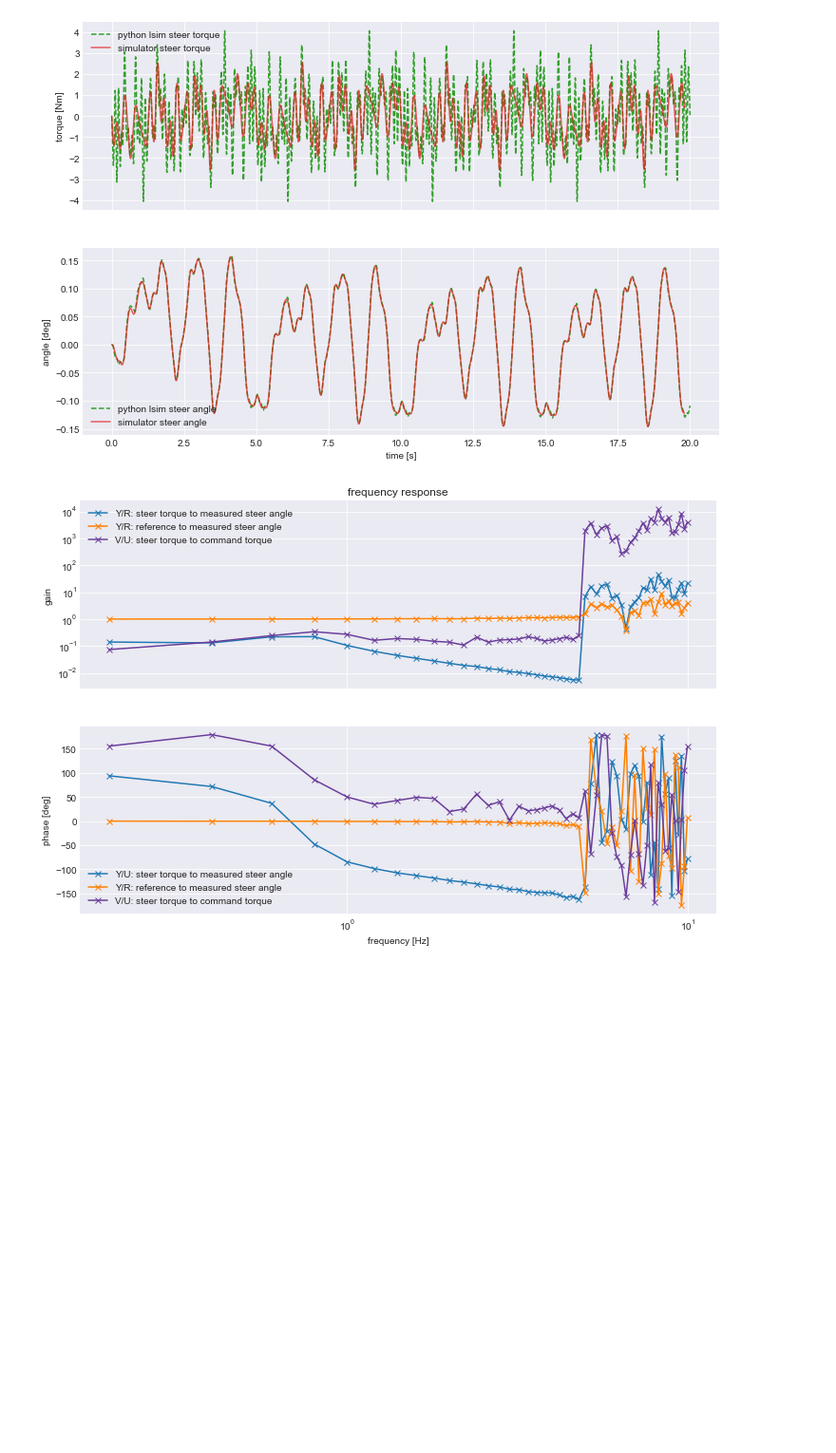
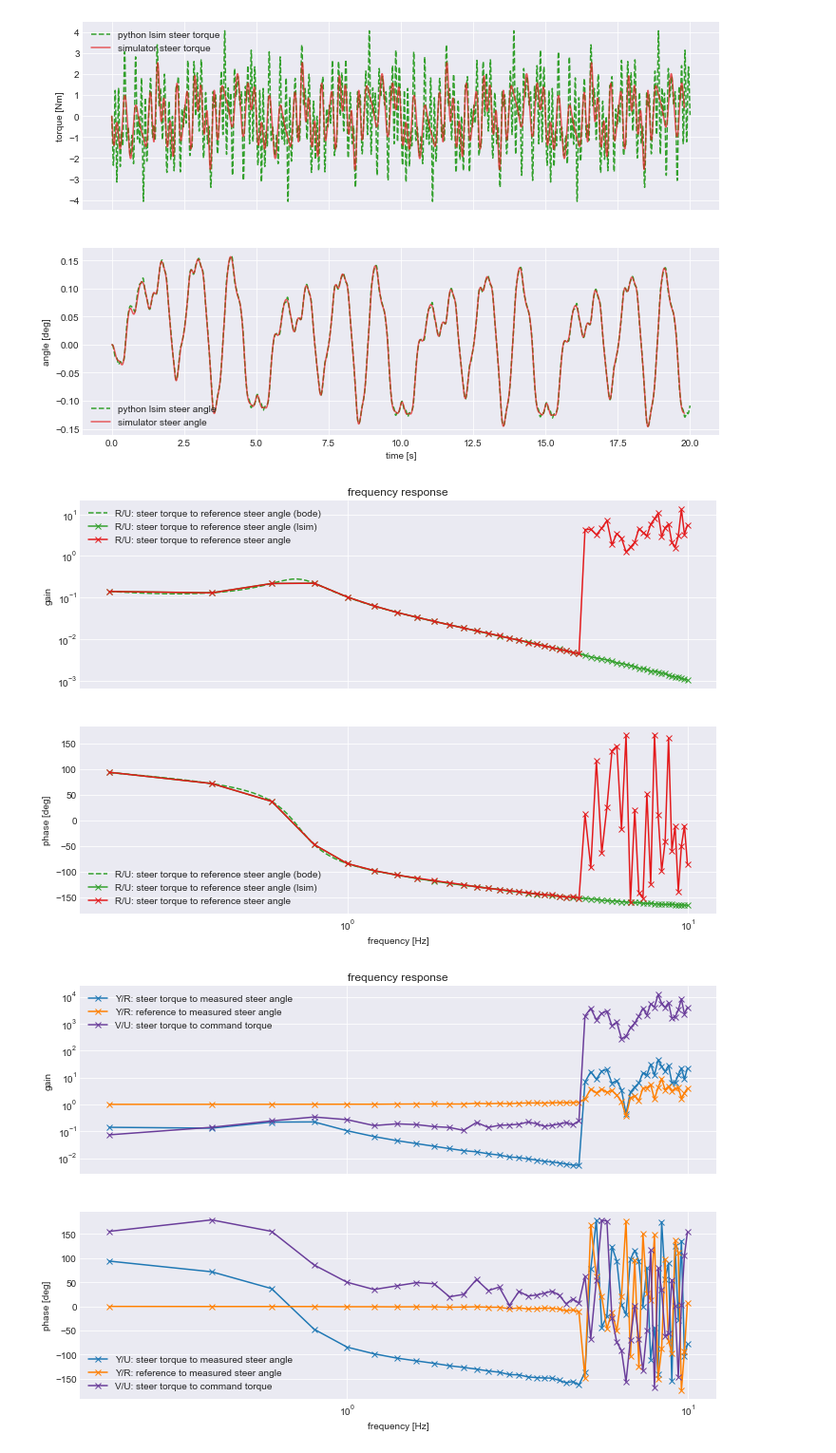
Before and after one commit to oliverlee/phobos, a Jupyter notebook: scripts/controller_frequency_response.ipynb, the cells around one changed output. Shown at 95% size. Cells and saved outputs as stored; diff of their text form; code cells hidden in the pictures; blank space fills up the shorter version.

```diff
--- a/scripts/controller_frequency_response.ipynb
+++ b/scripts/controller_frequency_response.ipynb
@@ -285,6 +288,12 @@ def plot_frequency_response(log, model_response=False):
     ax[0].set_title('frequency response')
 
     return fig, ax
+# %%
+plt.close('all')
+plot_frequency_response(log, True)
+plt.show()
+# %% [output]
+[figure, added]
 # %%
 plt.close('all')
 plot_frequency_response(log, False)
```
Also changed, not shown: parts of 1 cell of this notebook.
